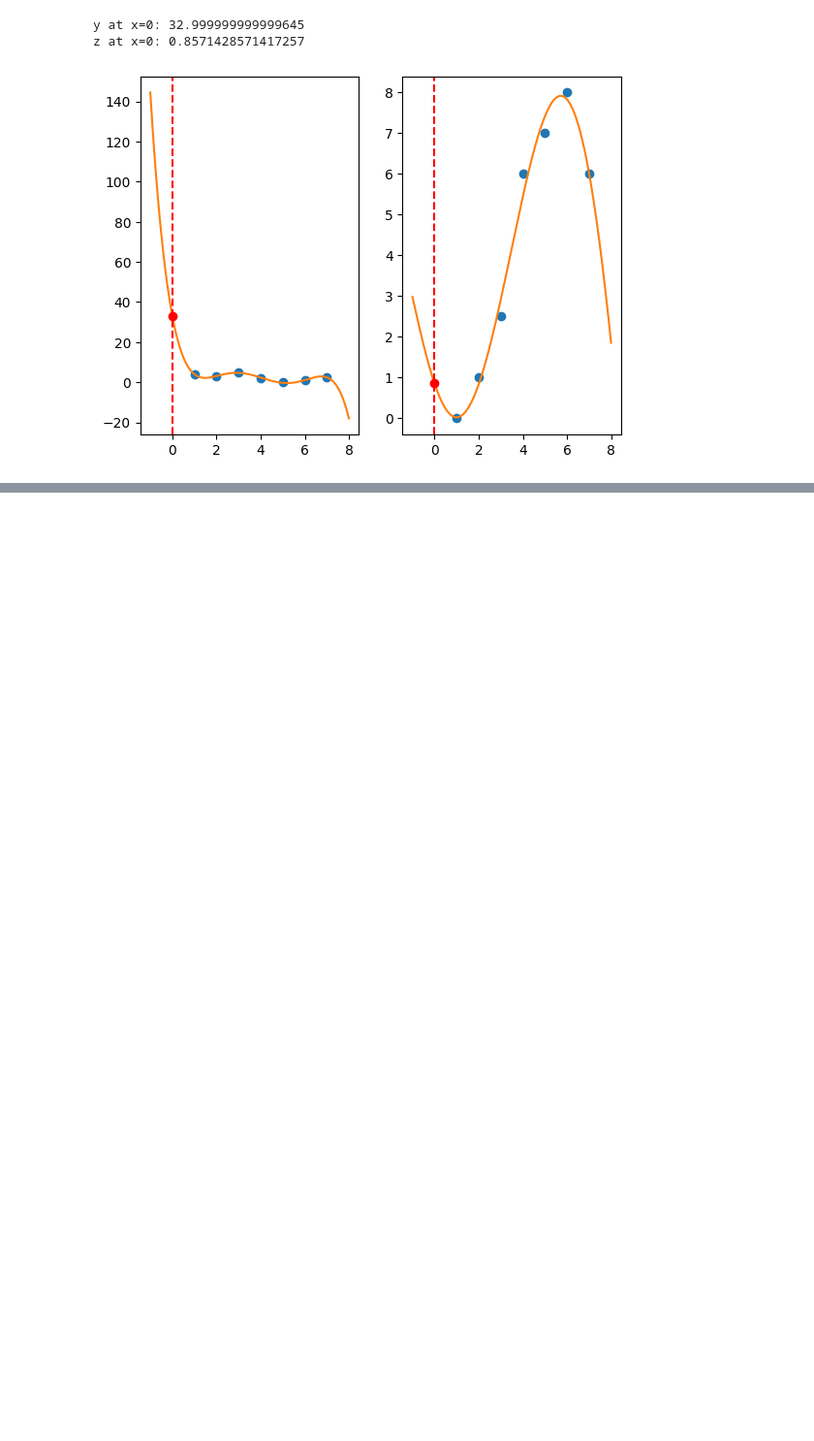
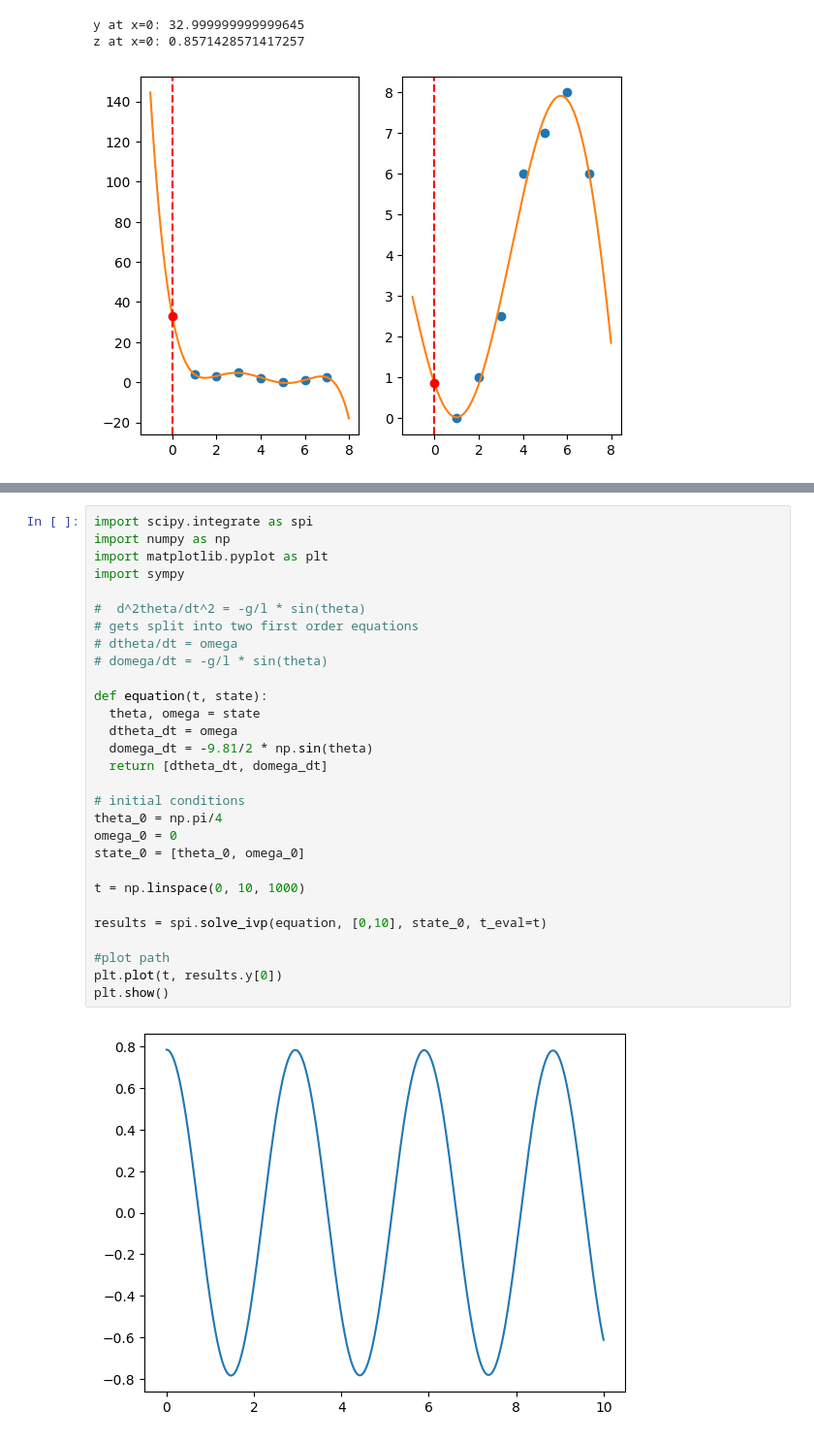
Before and after one commit to DaniielZ/datormaciba, a Jupyter notebook: 09092024_pirma.ipynb, the cells around one changed output, grey strips where cells are left out. Shown at 97% size. Drawn from its saved outputs; the diff is of its cells as text; blank space fills up the shorter version.

```diff
--- a/09092024_pirma.ipynb
+++ b/09092024_pirma.ipynb
@@ -221,0 +278,31 @@ z at x=0: 0.8571428571417257
+# %%
+import scipy.integrate as spi
+import numpy as np
+import matplotlib.pyplot as plt
+import sympy
+
+#  d^2theta/dt^2 = -g/l * sin(theta)
+# gets split into two first order equations
+# dtheta/dt = omega
+# domega/dt = -g/l * sin(theta)
+
+def equation(t, state):
+  theta, omega = state
+  dtheta_dt = omega
+  domega_dt = -9.81/2 * np.sin(theta)
+  return [dtheta_dt, domega_dt]
+
+# initial conditions
+theta_0 = np.pi/4
+omega_0 = 0
+state_0 = [theta_0, omega_0]
+
+t = np.linspace(0, 10, 1000)
+
+results = spi.solve_ivp(equation, [0,10], state_0, t_eval=t)
+
+#plot path
+plt.plot(t, results.y[0])
+plt.show()
+# %% [output]
+[figure, added]
```
Also changed, not shown: parts of 10 cells of this notebook, 6 other files.
